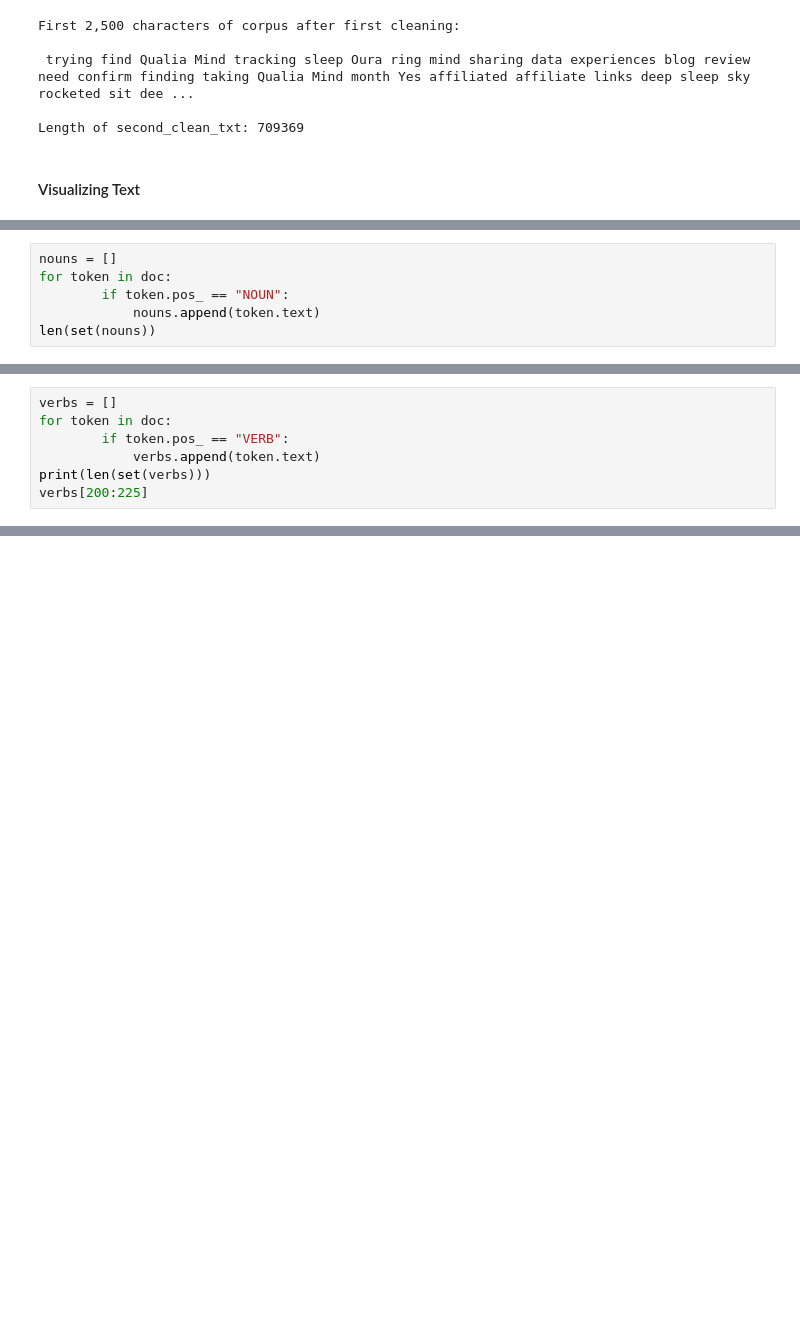
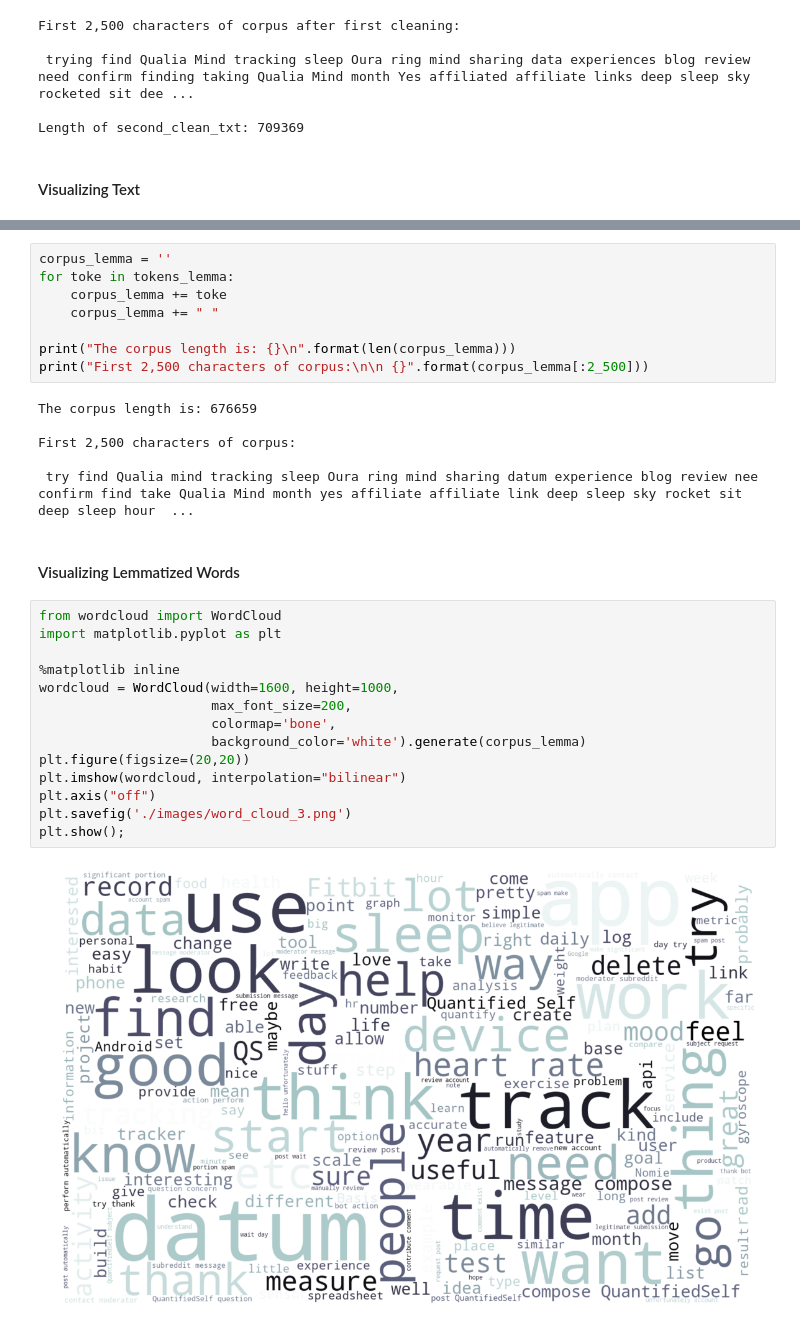
Before and after one commit to ixchelfrg/General_Assembly_DSI_Capstone, a Jupyter notebook: 02_Exploratory_Data_Analysis.ipynb, the cells around one changed output, grey strips where cells are left out. Cells and saved outputs as stored; diff of their text form; blank space fills up the shorter version.

```diff
--- a/02_Exploratory_Data_Analysis.ipynb
+++ b/02_Exploratory_Data_Analysis.ipynb
@@ -322,6 +267,0 @@ organizations[:10]
-# %%
-nouns = []
-for token in doc:
-        if token.pos_ == "NOUN":
-            nouns.append(token.text)
-len(set(nouns))
@@ -343,7 +267,0 @@ nouns[200:210]
-# %%
-verbs = []
-for token in doc:
-        if token.pos_ == "VERB":
-            verbs.append(token.text)
-print(len(set(verbs)))
-verbs[200:225]
@@ -410,0 +345,32 @@ plt.show();
+# %%
+corpus_lemma = ''
+for toke in tokens_lemma:
+    corpus_lemma += toke
+    corpus_lemma += " "
+
+print("The corpus length is: {}\n".format(len(corpus_lemma)))
+print("First 2,500 characters of corpus:\n\n {}".format(corpus_lemma[:2_500]))
+# %% [output]
+The corpus length is: 676659
+
+First 2,500 characters of corpus:
+
+ try find Qualia mind tracking sleep Oura ring mind sharing datum experience blog review nee confirm find take Qualia Mind month yes affiliate affiliate link deep sleep sky rocket sit deep sleep hour  ...
+# %% [markdown]
+#### Visualizing Lemmatized Words
+# %%
+from wordcloud import WordCloud
+import matplotlib.pyplot as plt
+
+%matplotlib inline
+wordcloud = WordCloud(width=1600, height=1000,
+                      max_font_size=200,
+                      colormap='bone',
+                      background_color='white').generate(corpus_lemma)
+plt.figure(figsize=(20,20))
+plt.imshow(wordcloud, interpolation="bilinear")
+plt.axis("off")
+plt.savefig('./images/word_cloud_3.png')
+plt.show();
+# %% [output]
+[figure, added]
```
Also changed, not shown: parts of 66 cells of this notebook, 19 other files.
